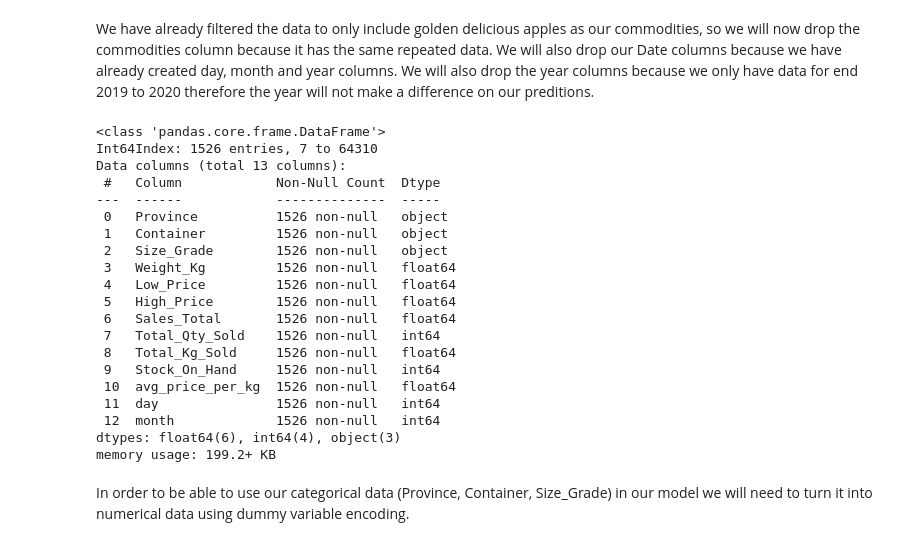
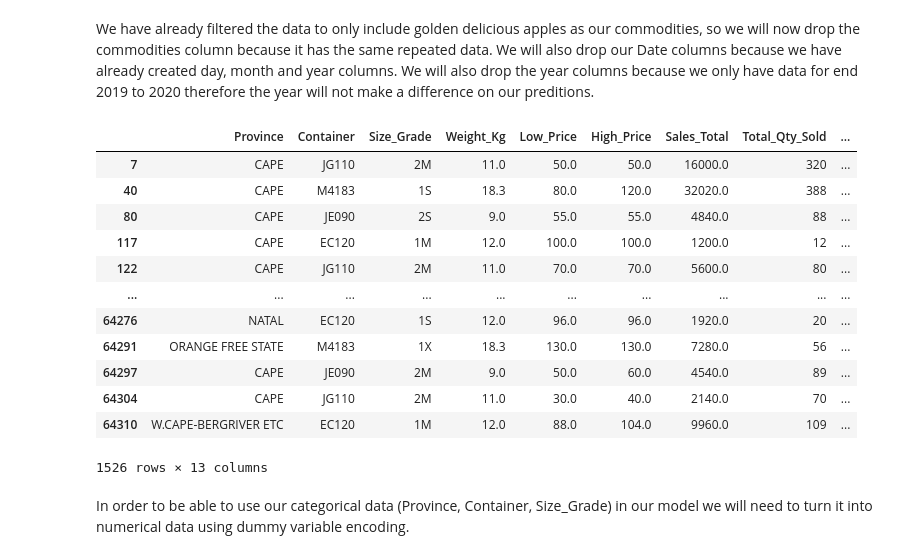
Before and after one commit to Mahlomola-Moses/team_ts_4, a Jupyter notebook: Team ts4.ipynb, the cells around one changed output. Cells and saved outputs as stored; diff of their text form; code cells hidden in the pictures.

```diff
--- a/Team ts4.ipynb
+++ b/Team ts4.ipynb
@@ -342,32 +342,23 @@ The graphs above show us heat maps of the correlations between our data.
 # %% [markdown]
 We have already filtered the data to only include golden delicious apples as our commodities, so we will now drop the commodities column because it has the same repeated data. We will also drop our Date columns because we have already created day, month and year columns. We will also drop the year columns because we only have data for end 2019 to 2020 therefore the year will not make a difference on our preditions.
 # %%
-df_train_o = df_train_o.drop(['Commodities'], axis = 1)
-df_train_o = df_train_o.drop(['Date'], axis = 1)
-df_train_o = df_train_o.drop(['year'], axis = 1)
+df_train_o = df_train_o.drop(['Commodities','Date','year'], axis = 1)
 # %%
-df_train_o.info() #lets check out our dataset now
+df_train_o #lets check out our dataset now
 # %% [output]
+|  | Province | Container | Size_Grade | Weight_Kg | Low_Price | High_Price | Sales_Total | Total_Qty_Sold | ... |
+| 7 | CAPE | JG110 | 2M | 11.0 | 50.0 | 50.0 | 16000.0 | 320 | ... |
+| 40 | CAPE | M4183 | 1S | 18.3 | 80.0 | 120.0 | 32020.0 | 388 | ... |
+| 80 | CAPE | JE090 | 2S | 9.0 | 55.0 | 55.0 | 4840.0 | 88 | ... |
+| 117 | CAPE | EC120 | 1M | 12.0 | 100.0 | 100.0 | 1200.0 | 12 | ... |
+| 122 | CAPE | JG110 | 2M | 11.0 | 70.0 | 70.0 | 5600.0 | 80 | ... |
+| ... | ... | ... | ... | ... | ... | ... | ... | ... | ... |
+| 64276 | NATAL | EC120 | 1S | 12.0 | 96.0 | 96.0 | 1920.0 | 20 | ... |
+| 64291 | ORANGE FREE STATE | M4183 | 1X | 18.3 | 130.0 | 130.0 | 7280.0 | 56 | ... |
+| 64297 | CAPE | JE090 | 2M | 9.0 | 50.0 | 60.0 | 4540.0 | 89 | ... |
+| 64304 | CAPE | JG110 | 2M | 11.0 | 30.0 | 40.0 | 2140.0 | 70 | ... |
+| 64310 | W.CAPE-BERGRIVER ETC | EC120 | 1M | 12.0 | 88.0 | 104.0 | 9960.0 | 109 | ... |
-<class 'pandas.core.frame.DataFrame'>
-Int64Index: 1526 entries, 7 to 64310
-Data columns (total 13 columns):
- #   Column            Non-Null Count  Dtype
----  ------            --------------  -----
- 0   Province          1526 non-null   object
- 1   Container         1526 non-null   object
- 2   Size_Grade        1526 non-null   object
- 3   Weight_Kg         1526 non-null   float64
- 4   Low_Price         1526 non-null   float64
- 5   High_Price        1526 non-null   float64
- 6   Sales_Total       1526 non-null   float64
- 7   Total_Qty_Sold    1526 non-null   int64
- 8   Total_Kg_Sold     1526 non-null   float64
- 9   Stock_On_Hand     1526 non-null   int64
- 10  avg_price_per_kg  1526 non-null   float64
- 11  day               1526 non-null   int64
- 12  month             1526 non-null   int64
-dtypes: float64(6), int64(4), object(3)
-memory usage: 199.2+ KB
+1526 rows × 13 columns
 # %% [markdown]
 In order to be able to use our categorical data (Province, Container, Size_Grade) in our model we will need to turn it into numerical data using dummy variable encoding.
 # %%
```
Also changed, not shown: parts of 25 cells of this notebook, 2 other files.
